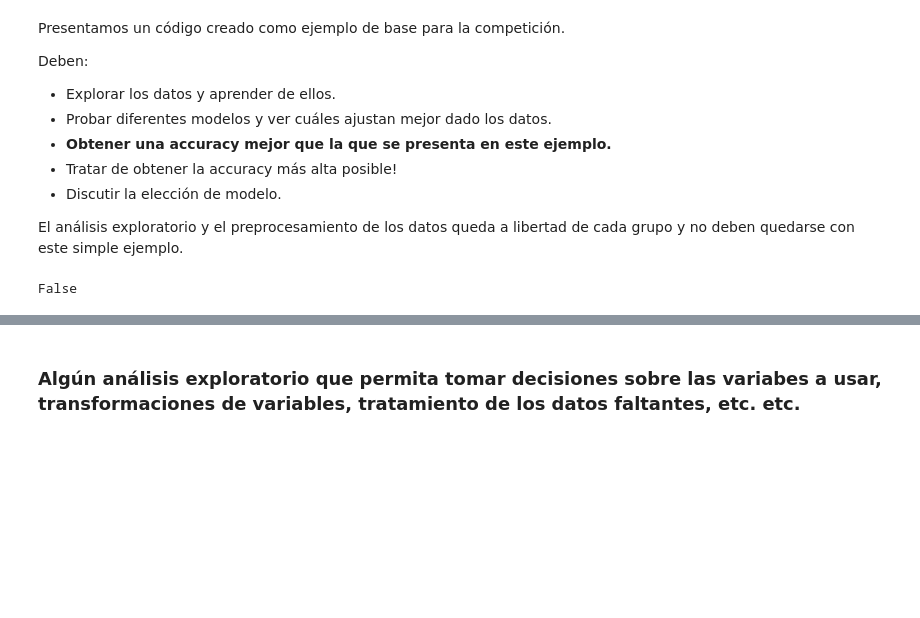
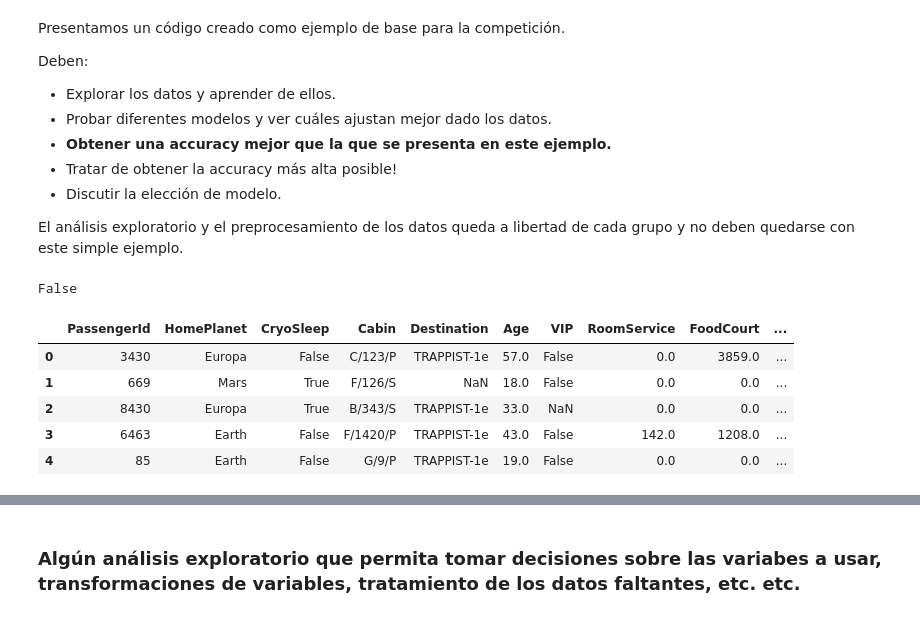
Before and after one commit to SebastianOrmaechea/An-lisis-Supervisado-Grupo-32, a Jupyter notebook: Practico_An_Sup_SGO_v1.ipynb, the cells around one changed output, grey strips where cells are left out. Cells and saved outputs as stored; diff of their text form; code cells hidden in the pictures; blank space fills up the shorter version.

```diff
--- a/Practico_An_Sup_SGO_v1.ipynb
+++ b/Practico_An_Sup_SGO_v1.ipynb
@@ -33,9 +35,17 @@ df.duplicated().any()
 # %% [output]
 False
 # %%
+# Imputamos los datos faltantes con las respectivas medianas de las columnas
 imputer_cols = ["Age", "FoodCourt", "ShoppingMall", "Spa", "VRDeck" ,"RoomService"]
 imputer = SimpleImputer(strategy="median")
 df[imputer_cols] = imputer.fit_transform(df[imputer_cols])
 y = df.Transported
 X = df.drop('Transported',axis=1)
-X
+X.head()
+# %% [output]
+|  | PassengerId | HomePlanet | CryoSleep | Cabin | Destination | Age | VIP | RoomService | FoodCourt | ... |
+| 0 | 3430 | Europa | False | C/123/P | TRAPPIST-1e | 57.0 | False | 0.0 | 3859.0 | ... |
+| 1 | 669 | Mars | True | F/126/S | NaN | 18.0 | False | 0.0 | 0.0 | ... |
+| 2 | 8430 | Europa | True | B/343/S | TRAPPIST-1e | 33.0 | NaN | 0.0 | 0.0 | ... |
+| 3 | 6463 | Earth | False | F/1420/P | TRAPPIST-1e | 43.0 | False | 142.0 | 1208.0 | ... |
+| 4 | 85 | Earth | False | G/9/P | TRAPPIST-1e | 19.0 | False | 0.0 | 0.0 | ... |
```
Also changed, not shown: parts of 5 cells of this notebook.
